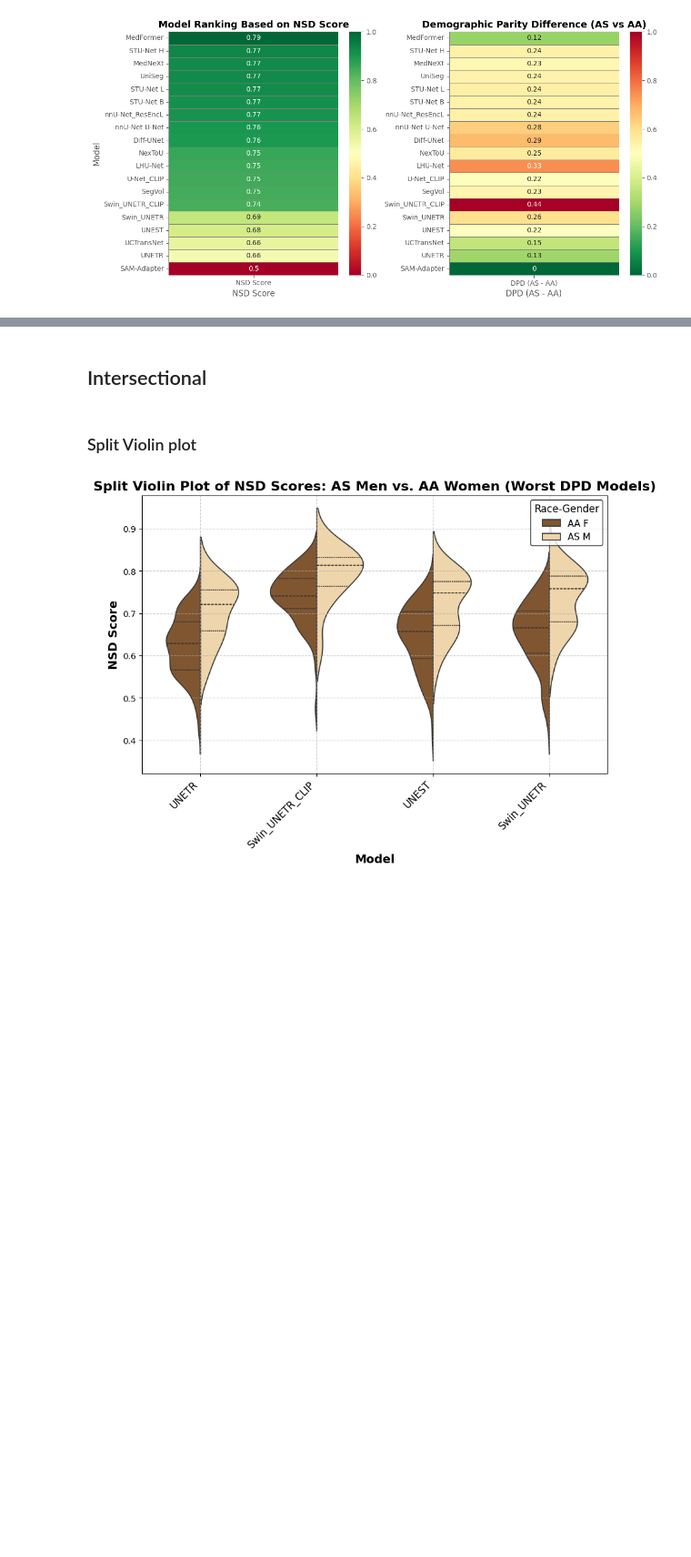
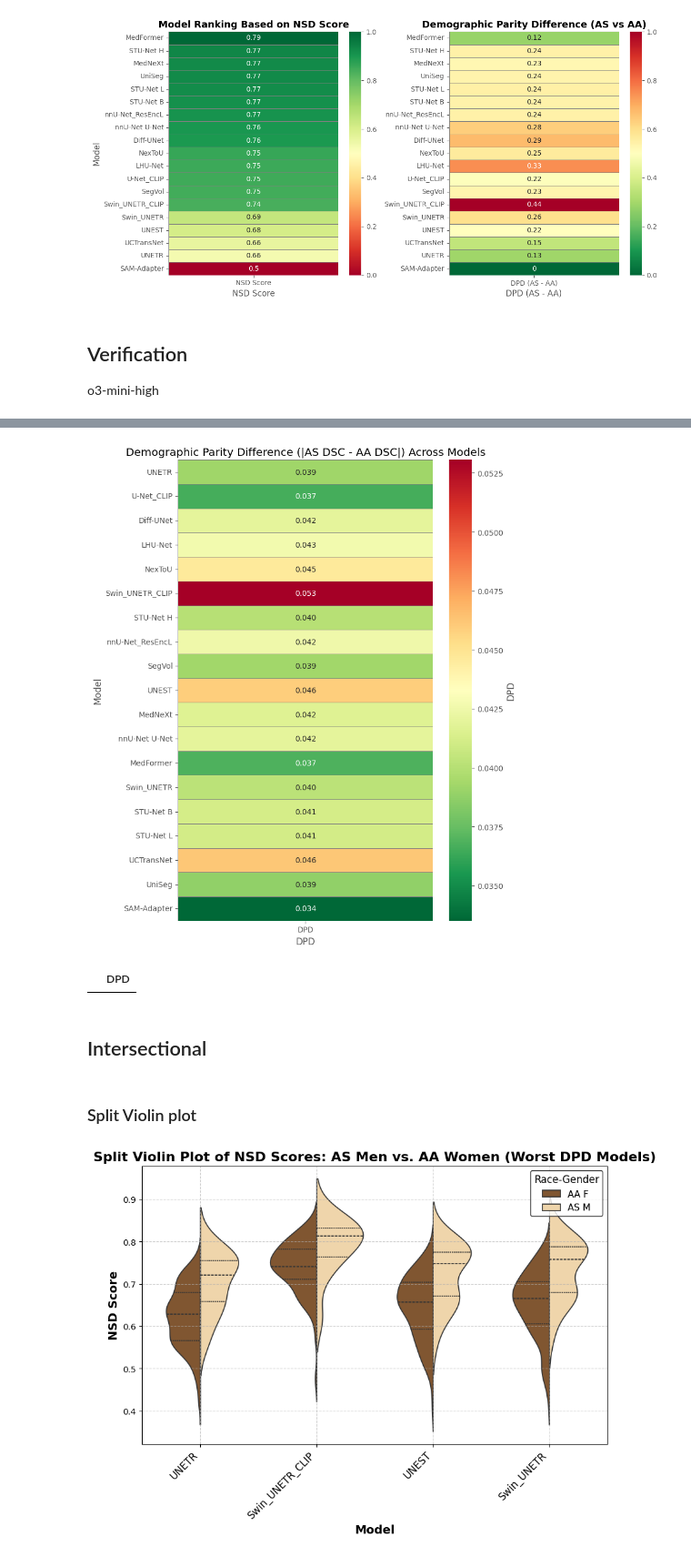
Before and after one commit to ariellubonja/RankInsight, a Jupyter notebook: python_eda.ipynb, the cells around one changed output, grey strips where cells are left out. Shown at 91% size. Saved outputs shown, nothing was run; the diff lists cells and outputs as text; code cells hidden in the pictures; blank space fills up the shorter version.

```diff
--- a/python_eda.ipynb
+++ b/python_eda.ipynb
@@ -931,3 +1021,76 @@ plt.tight_layout()
 plt.show()
 # %% [output]
 [figure]
+# %% [markdown]
+## Verification
+
+o3-mini-high
+# %%
+import os
+import pandas as pd
+import numpy as np
+import matplotlib.pyplot as plt
+import seaborn as sns
+
+# ----- CONFIGURATION -----
+# List of folders (models) to process. You can also auto-detect directories that contain a dsc.csv.
+model_folders = [f for f in os.listdir(main_folder_path) if os.path.isdir(os.path.join(main_folder_path, f))]
+
+
+metadata = df_metadata[df_metadata['race'].isin(['AS', 'AA'])]
+
+print(metadata)
+
+# Dictionary to store DPD for each model
+dpd_dict = {}
+
+# ----- PROCESS EACH MODEL -----
+for model in model_folders:
+    nsd_file_path = os.path.join(main_folder_path, model, 'nsd.csv')
+    if os.path.exists(nsd_file_path):
+        nsd_df = pd.read_csv(nsd_file_path)
+
+    dsc_df = nsd_df # Fake it
+
+    # Merge DSC results with metadata on the 'name' column
+    merged = pd.merge(dsc_df, metadata, on='name', how='inner')
+
+    if merged.empty:
+        print(f"No overlapping subjects for model {model}. Skipping.")
+        continue
+
+    # Identify DSC columns (all columns from dsc file except 'name')
+    dsc_columns = list(dsc_df.columns)
+    dsc_columns.remove('name')
+
+    # Compute average DSC per subject over available organs (ignoring NaNs)
+    merged['avg_dsc'] = merged[dsc_columns].mean(axis=1, skipna=True)
+
+    # Compute mean DSC per race group
+    mean_AS = merged.loc[merged['race'] == 'AS', 'avg_dsc'].mean()
+    mean_AA = merged.loc[merged['race'] == 'AA', 'avg_dsc'].mean()
+
+    # Check if both race groups exist; if not, skip this model.
+    if pd.isna(mean_AS) or pd.isna(mean_AA):
+        print(f"Model {model} does not have both AS and AA patients. Skipping.")
+        continue
+
+    # Compute demographic parity difference.
+    # Here, we take the absolute difference so that models closer to parity (0) are better.
+    dpd = abs(mean_AS - mean_AA)
+    dpd_dict[model] = dpd
+
+# Convert the dictionary into a DataFrame
+dpd_df = pd.DataFrame.from_dict(dpd_dict, orient='index', columns=['DPD'])
+
+# ----- PLOT THE HEATMAP -----
+# We want a colormap where a DPD of 0 is green (best) and higher differences are red (worst).
+plt.figure(figsize=(8, max(4, len(dpd_df) * 0.5)))
+sns.heatmap(dpd_df, annot=True, fmt=".3f", cmap="RdYlGn_r", cbar_kws={'label': 'DPD'},
+            linewidths=0.5, linecolor='gray')
+plt.title('Demographic Parity Difference (|AS DSC - AA DSC|) Across Models')
+plt.ylabel('Model')
+plt.xlabel('DPD')
+plt.tight_layout()
+plt.show()
+# %% [output]
@@ -934,3 +1111,8 @@ plt.show()
+[figure, added]
+# %%
+dpd_df
+# %% [output]
+|  | DPD |
 # %% [markdown]
 ## Intersectional
 # %% [markdown]
```
Also changed, not shown: parts of 6 cells of this notebook.
